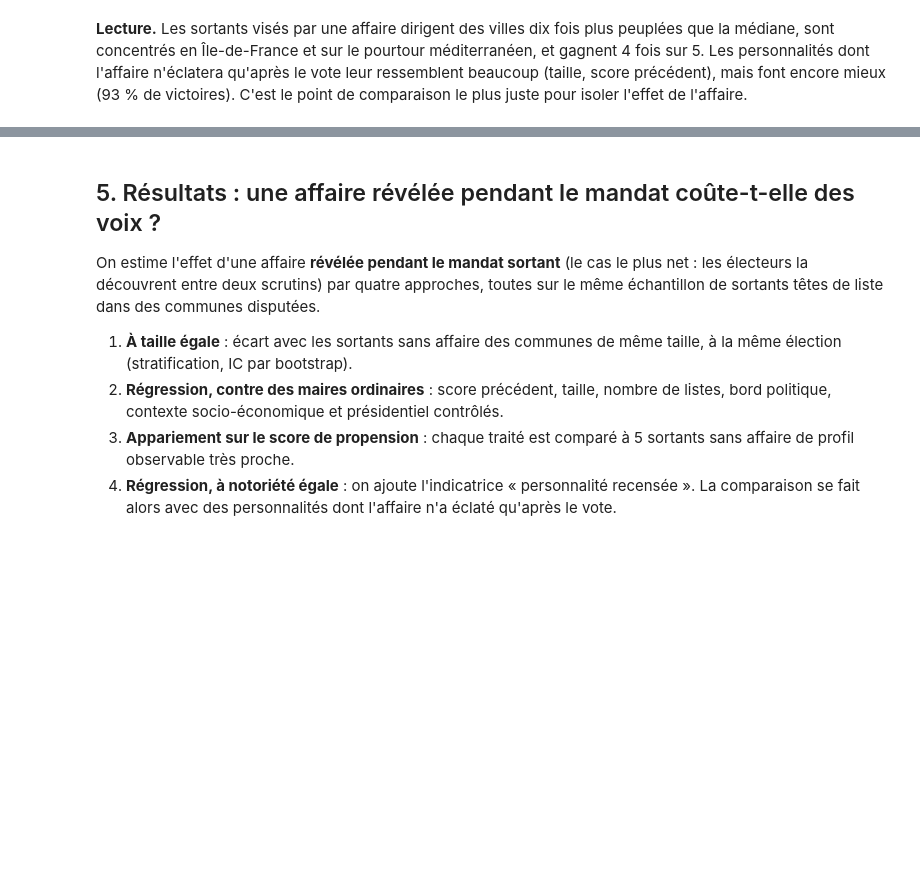
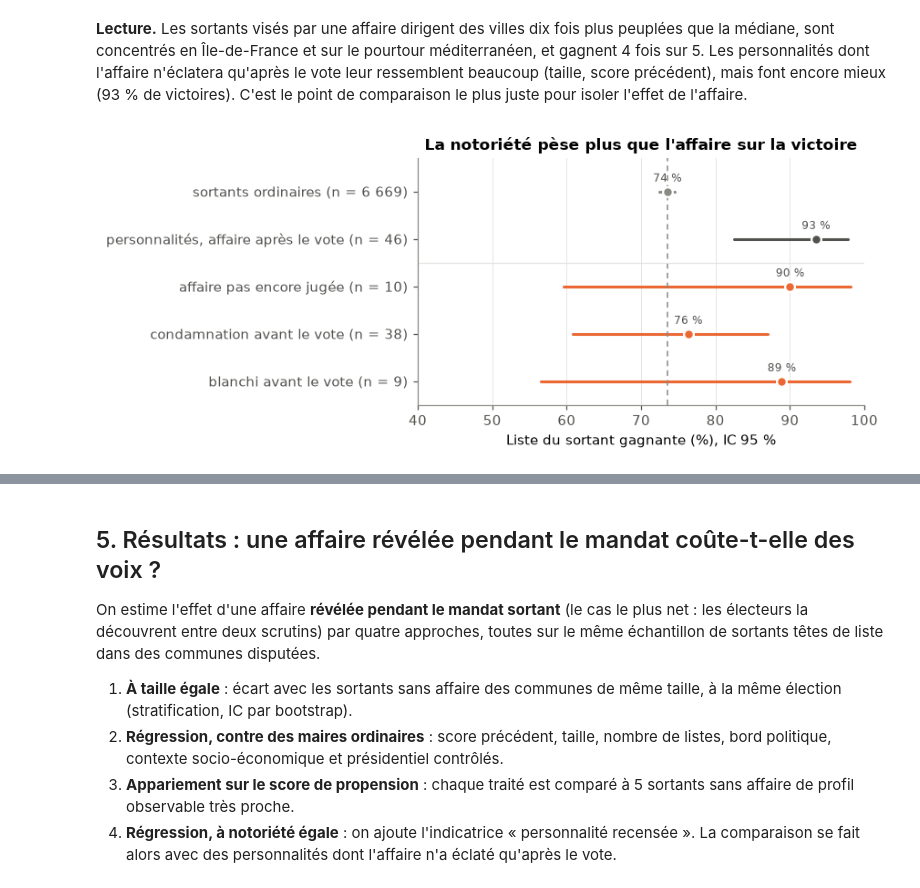
Before and after one commit to QuentinNosmas/Projet_ensae_datascience, a Jupyter notebook: notebooks/00_synthese.ipynb, the cells around one changed output, grey strips where cells are left out. Saved outputs shown, nothing was run; the diff lists cells and outputs as text; code cells hidden in the pictures; blank space fills up the shorter version.

```diff
--- a/notebooks/00_synthese.ipynb
+++ b/notebooks/00_synthese.ipynb
@@ -155,3 +155,8 @@ groupe = np.select([d.affaire_connue == 1, d.personnalite_affaires == 1],
 | personnalité, affaire future | 46 | 25936.5 | 50.13 | 1.04 | 0.93 |
 # %% [markdown]
 **Lecture.** Les sortants visés par une affaire dirigent des villes dix fois plus peuplées que la médiane, sont concentrés en Île-de-France et sur le pourtour méditerranéen, et gagnent 4 fois sur 5. Les personnalités dont l'affaire n'éclatera qu'après le vote leur ressemblent beaucoup (taille, score précédent), mais font encore mieux (93 % de victoires). C'est le point de comparaison le plus juste pour isoler l'effet de l'affaire.
+# %%
+G.victoire_par_groupe(d)
+plt.show()
+# %% [output]
+[figure, added]
```
Also changed, not shown: parts of 3 cells of this notebook, 3 other files.
